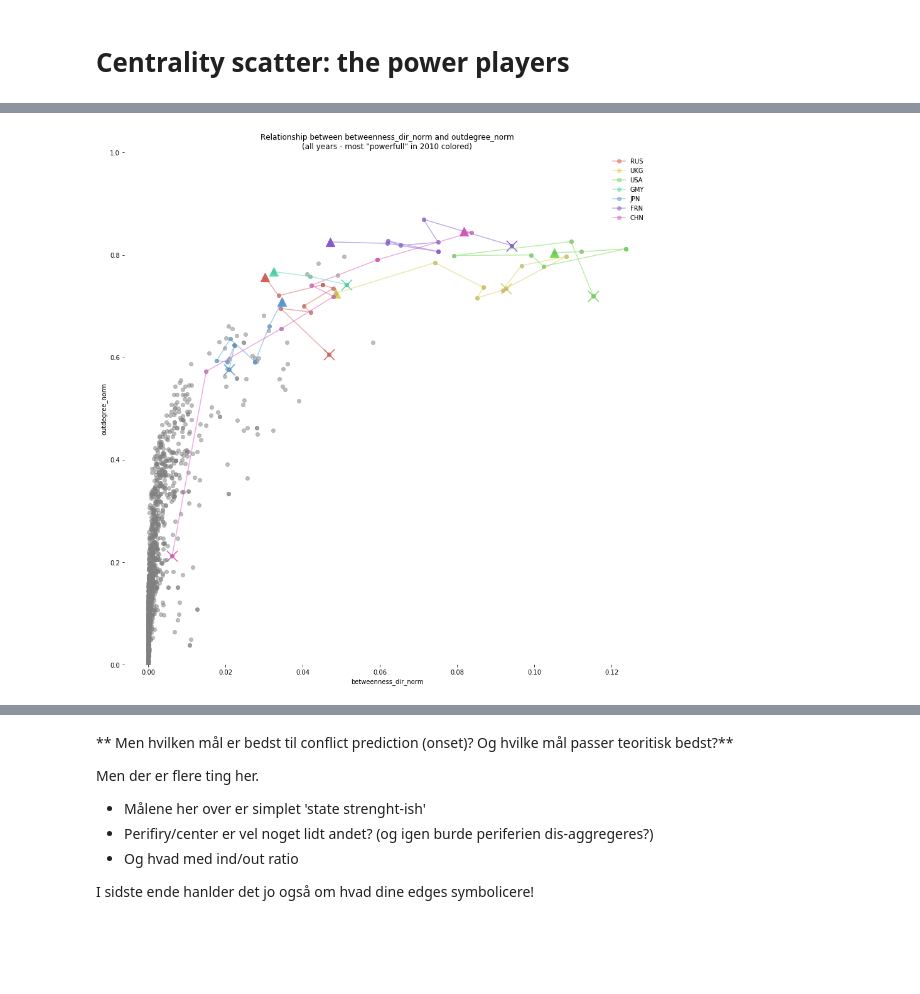
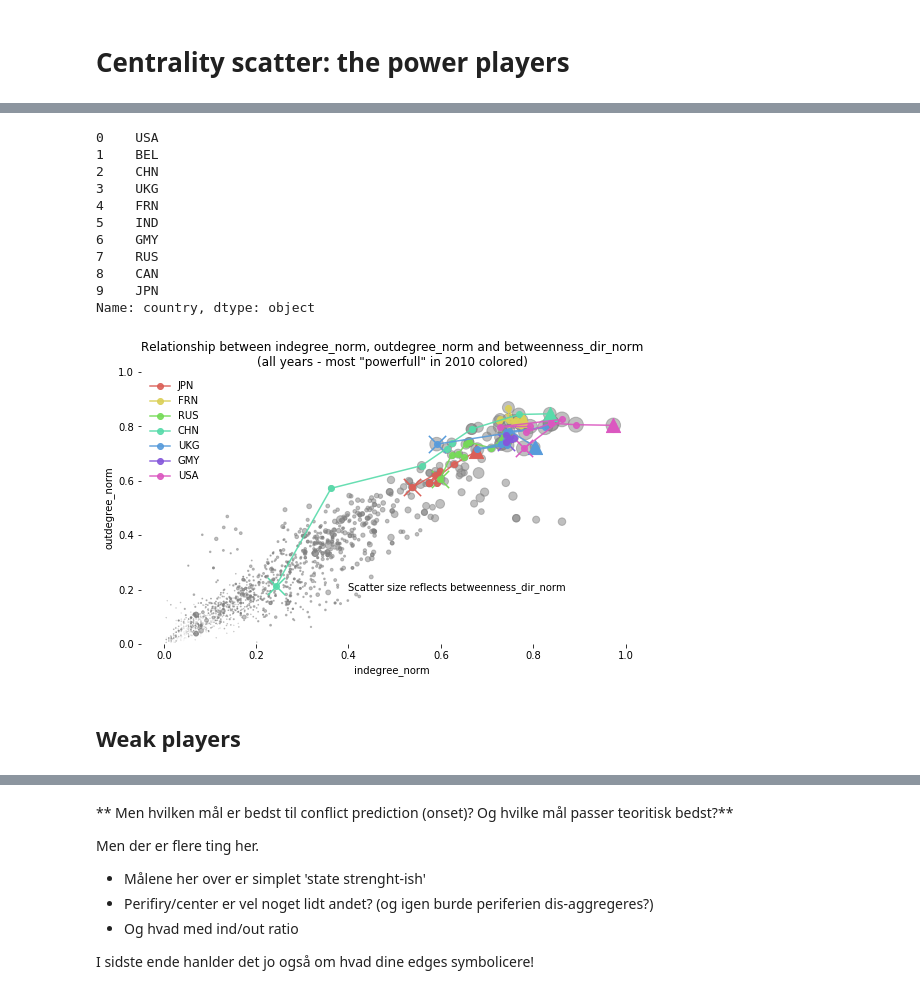
Before and after one commit to Polichinel/SNA, a Jupyter notebook: main_py.ipynb, the cells around one changed output, grey strips where cells are left out. Drawn from its saved outputs; the diff is of its cells as text; code cells hidden in the pictures; blank space fills up the shorter version.

```diff
--- a/main_py.ipynb
+++ b/main_py.ipynb
@@ -345,22 +382,37 @@ print('')
+# %%
+list_power_players(metric='indegree_norm')
+# %% [output]
+0    USA
+1    BEL
+2    CHN
+3    UKG
+4    FRN
+5    IND
+6    GMY
+7    RUS
+8    CAN
+9    JPN
+Name: country, dtype: object
 # %%
-def plot_power_players(year = 2010, x = 'betweenness_dir_norm',y = 'outdegree_norm', measure = 'powerfull'):
+def plot_power_players(year = 2010, x = 'indegree_norm',y = 'outdegree_norm', z='betweenness_dir_norm', scale = 1200, measure = 'powerfull', fig_title = 'power_players.pdf'):
 
     """Power understood as power projected, that implies out-degrees"""
 
-    indegree_set = set(df[df['year'] == year].sort_values(y, ascending = False).head(10)['country'])
+    degree_set = set(df[df['year'] == year].sort_values(y, ascending = False).head(10)['country'])
     between_set = set(df[df['year'] == year].sort_values(x, ascending = False).head(10)['country'])
 
-    power_set  = set.intersection(indegree_set, between_set)
+    power_set  = set.intersection(degree_set, between_set)
 
     power_df = df[df['country'].isin(power_set)]
 
     # Simple Scatter
-    plt.figure(figsize=[15,15])
+    plt.figure(figsize=[9,5])
 
     x_obs = df[x]
     y_obs = df[y]
+    z_obs = df[z] * scale # 1200 just to scale
 
-    plt.plot(x_obs,y_obs,'o', alpha = 0.5, label = '', color = 'grey')
+    plt.scatter(x_obs, y_obs, z_obs, alpha = 0.5, label = '', color = 'grey')
 
 
     # Power_Players:
@@ -373,10 +425,10 @@ def plot_power_players(year = 2010, x = 'betweenness_dir_norm',y = 'outdegree_no
 
             label = list(power_set)[i]
 
-            plt.plot(x_sub,y_sub, '-o', label = label, color=colors[i], alpha = 0.5)#,  s=200+j*100, facecolors='none', edgecolors=my_colors2[j], label = labels2[j])
+            plt.plot(x_sub,y_sub, '-o', label = label, color=colors[i], alpha = 0.9)#,  s=200+j*100, facecolors='none', edgecolors=my_colors2[j], label = labels2[j])
 
 
-    # Start_point for power_players:
+    # Start and end_point for power_players:
 
     for i in range(len(power_set)):
 
@@ -397,17 +449,25 @@ def plot_power_players(year = 2010, x = 'betweenness_dir_norm',y = 'outdegree_no
 
     plt.xlabel(x)
     plt.ylabel(y)
+    plt.text(0.4,0.2,"Scatter size reflects {}".format(z))
 
     plt.ylim(0,1)
 
-    plt.title('Relationship between {} and {}\n(all years - most "{}" in {} colored)'.format(x,y,measure,str(year)))
+    plt.title('Relationship between {}, {} and {}\n(all years - most "{}" in {} colored)'.format(x,y,z,measure,str(year)))
 
     #plt.grid()
     sns.despine(left = True, bottom = True)
 
     plt.legend(frameon = False)
+
+    fig_title = 'power_players.pdf'
+    plt.savefig(fig_title, bbox_inches="tight")
+
+
     plt.show()
 # %%
-plot_power_players()
+plot_power_players(scale=2000)
 # %% [output]
-[figure, old version]
+[figure, new version]
+# %% [markdown]
+## Weak players
```
Also changed, not shown: parts of 35 cells of this notebook.
